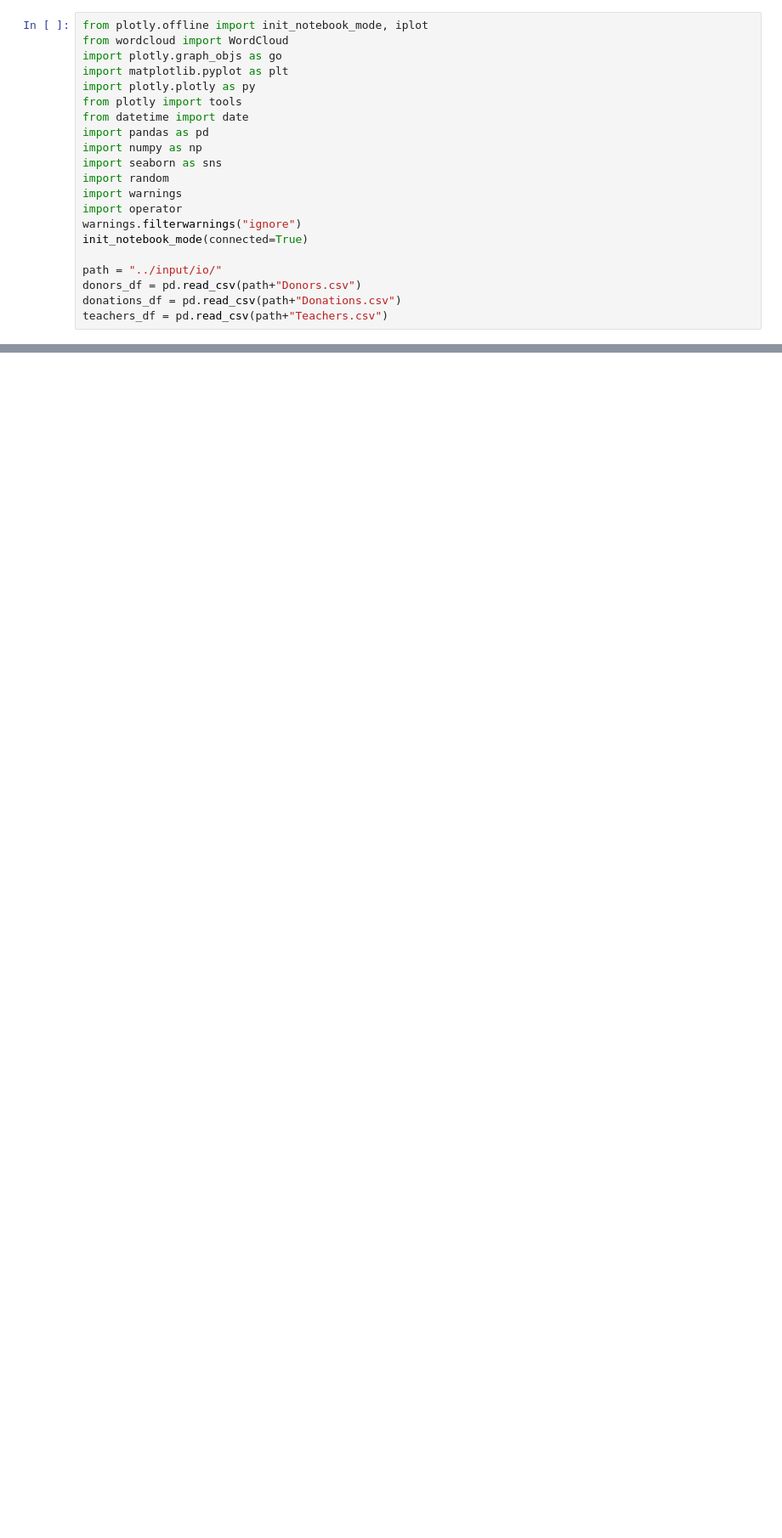
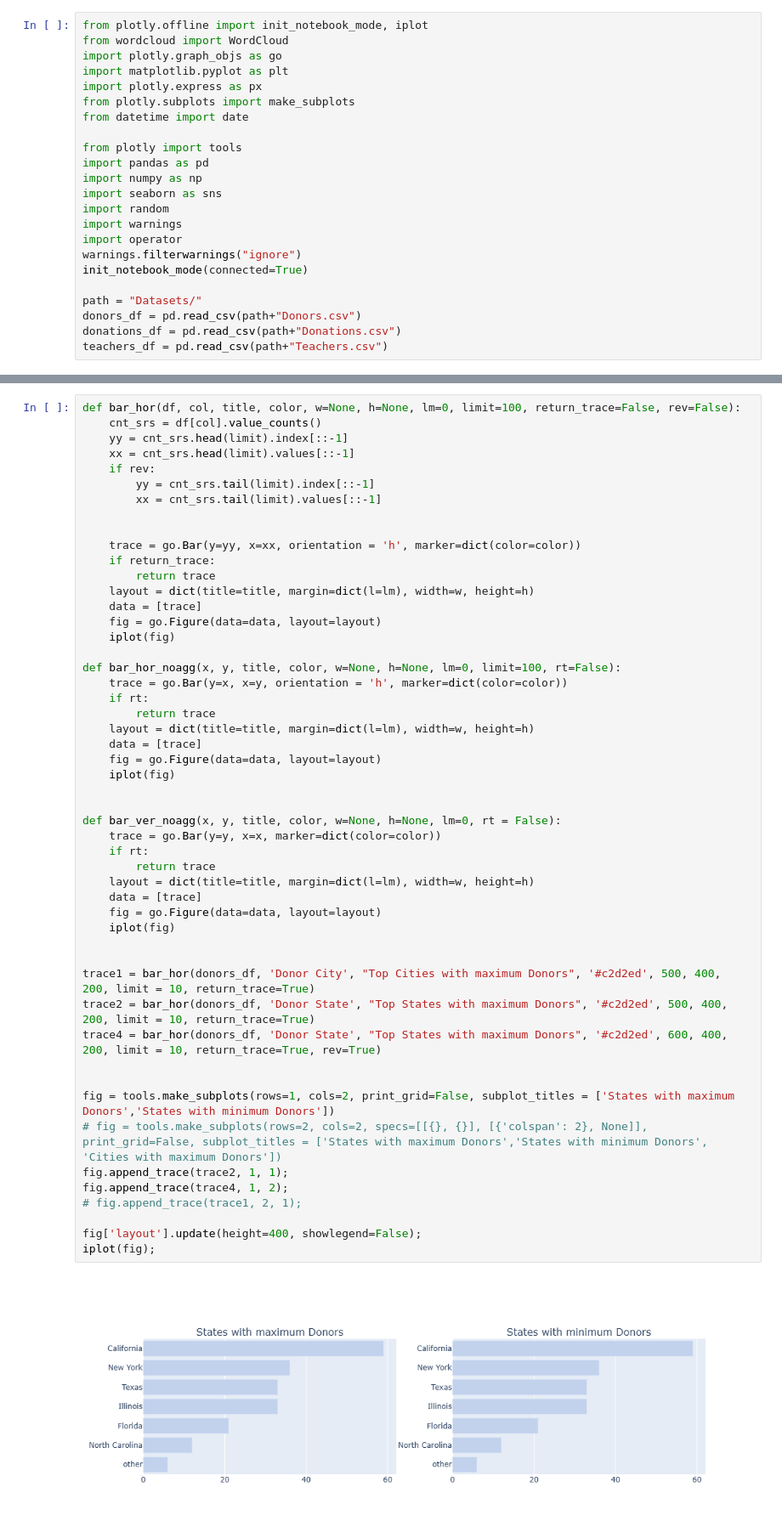
Before and after one commit to Andrea030405/9AIEVND-ADND-Practicas-230379, a Jupyter notebook: Practica05/Practica05.ipynb, the cells around one changed output, grey strips where cells are left out. Shown at 85% size. Cells and saved outputs as stored; diff of their text form; blank space fills up the shorter version.

```diff
--- a/Practica05/Practica05.ipynb
+++ b/Practica05/Practica05.ipynb
@@ -112,9 +139,11 @@ from plotly.offline import init_notebook_mode, iplot
 from wordcloud import WordCloud
 import plotly.graph_objs as go
 import matplotlib.pyplot as plt
-import plotly.plotly as py
+import plotly.express as px
+from plotly.subplots import make_subplots
+from datetime import date
+
 from plotly import tools
-from datetime import date
 import pandas as pd
 import numpy as np
 import seaborn as sns
@@ -124,7 +153,7 @@ import operator
 warnings.filterwarnings("ignore")
 init_notebook_mode(connected=True)
 
-path = "../input/io/"
+path = "Datasets/"
 donors_df = pd.read_csv(path+"Donors.csv")
 donations_df = pd.read_csv(path+"Donations.csv")
 teachers_df = pd.read_csv(path+"Teachers.csv")
@@ -142,0 +292,53 @@ SyntaxError: invalid syntax (2981500609.py, line 3)
+# %%
+def bar_hor(df, col, title, color, w=None, h=None, lm=0, limit=100, return_trace=False, rev=False):
+    cnt_srs = df[col].value_counts()
+    yy = cnt_srs.head(limit).index[::-1]
+    xx = cnt_srs.head(limit).values[::-1]
+    if rev:
+        yy = cnt_srs.tail(limit).index[::-1]
+        xx = cnt_srs.tail(limit).values[::-1]
+
+
+    trace = go.Bar(y=yy, x=xx, orientation = 'h', marker=dict(color=color))
+    if return_trace:
+        return trace
+    layout = dict(title=title, margin=dict(l=lm), width=w, height=h)
+    data = [trace]
+    fig = go.Figure(data=data, layout=layout)
+    iplot(fig)
+
+def bar_hor_noagg(x, y, title, color, w=None, h=None, lm=0, limit=100, rt=False):
+    trace = go.Bar(y=x, x=y, orientation = 'h', marker=dict(color=color))
+    if rt:
+        return trace
+    layout = dict(title=title, margin=dict(l=lm), width=w, height=h)
+    data = [trace]
+    fig = go.Figure(data=data, layout=layout)
+    iplot(fig)
+
+
+def bar_ver_noagg(x, y, title, color, w=None, h=None, lm=0, rt = False):
+    trace = go.Bar(y=y, x=x, marker=dict(color=color))
+    if rt:
+        return trace
+    layout = dict(title=title, margin=dict(l=lm), width=w, height=h)
+    data = [trace]
+    fig = go.Figure(data=data, layout=layout)
+    iplot(fig)
+
+
+trace1 = bar_hor(donors_df, 'Donor City', "Top Cities with maximum Donors", '#c2d2ed', 500, 400, 200, limit = 10, return_trace=True)
+trace2 = bar_hor(donors_df, 'Donor State', "Top States with maximum Donors", '#c2d2ed', 500, 400, 200, limit = 10, return_trace=True)
+trace4 = bar_hor(donors_df, 'Donor State', "Top States with maximum Donors", '#c2d2ed', 600, 400, 200, limit = 10, return_trace=True, rev=True)
+
+
+fig = tools.make_subplots(rows=1, cols=2, print_grid=False, subplot_titles = ['States with maximum Donors','States with minimum Donors'])
+# fig = tools.make_subplots(rows=2, cols=2, specs=[[{}, {}], [{'colspan': 2}, None]], print_grid=False, subplot_titles = ['States with maximum Donors','States with minimum Donors', 'Cities with maximum Donors'])
+fig.append_trace(trace2, 1, 1);
+fig.append_trace(trace4, 1, 2);
+# fig.append_trace(trace1, 2, 1);
+
+fig['layout'].update(height=400, showlegend=False);
+iplot(fig);
+# %% [output]
+[figure, added]
```
Also changed, not shown: parts of 9 cells of this notebook.
